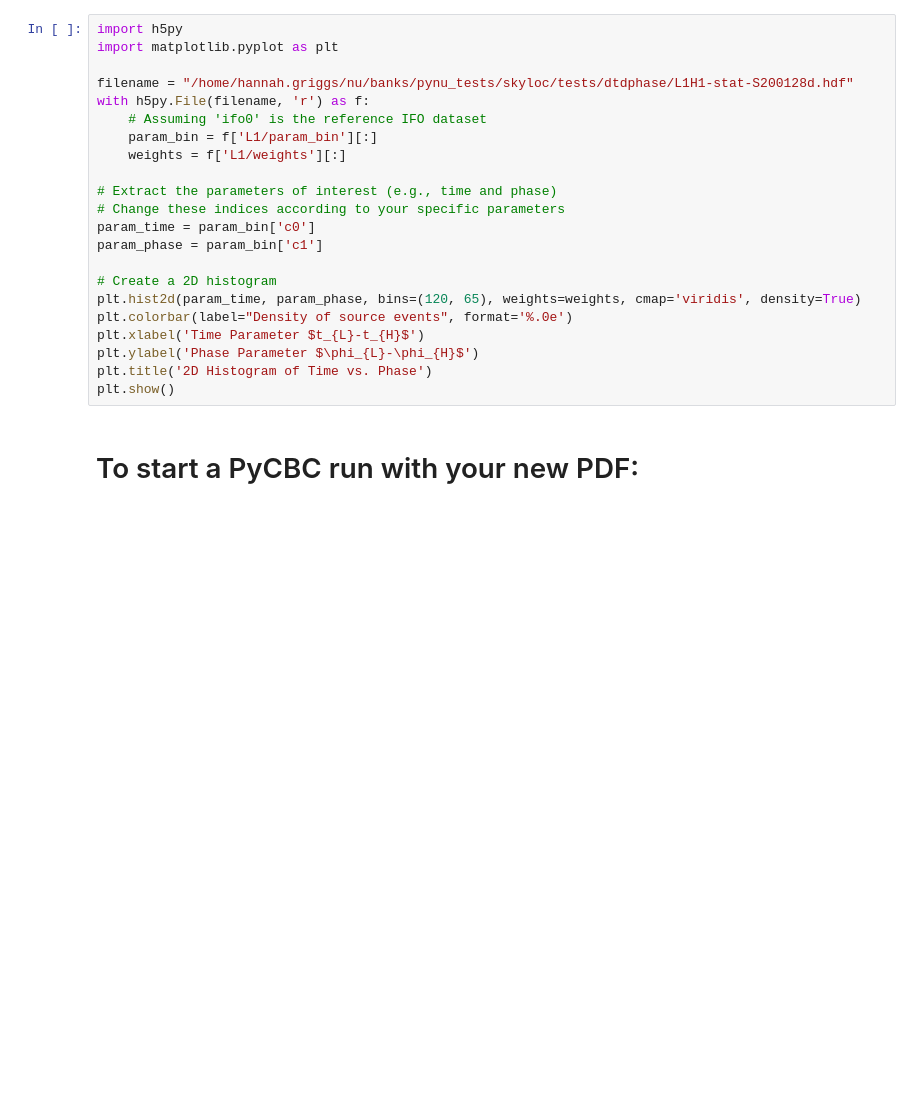
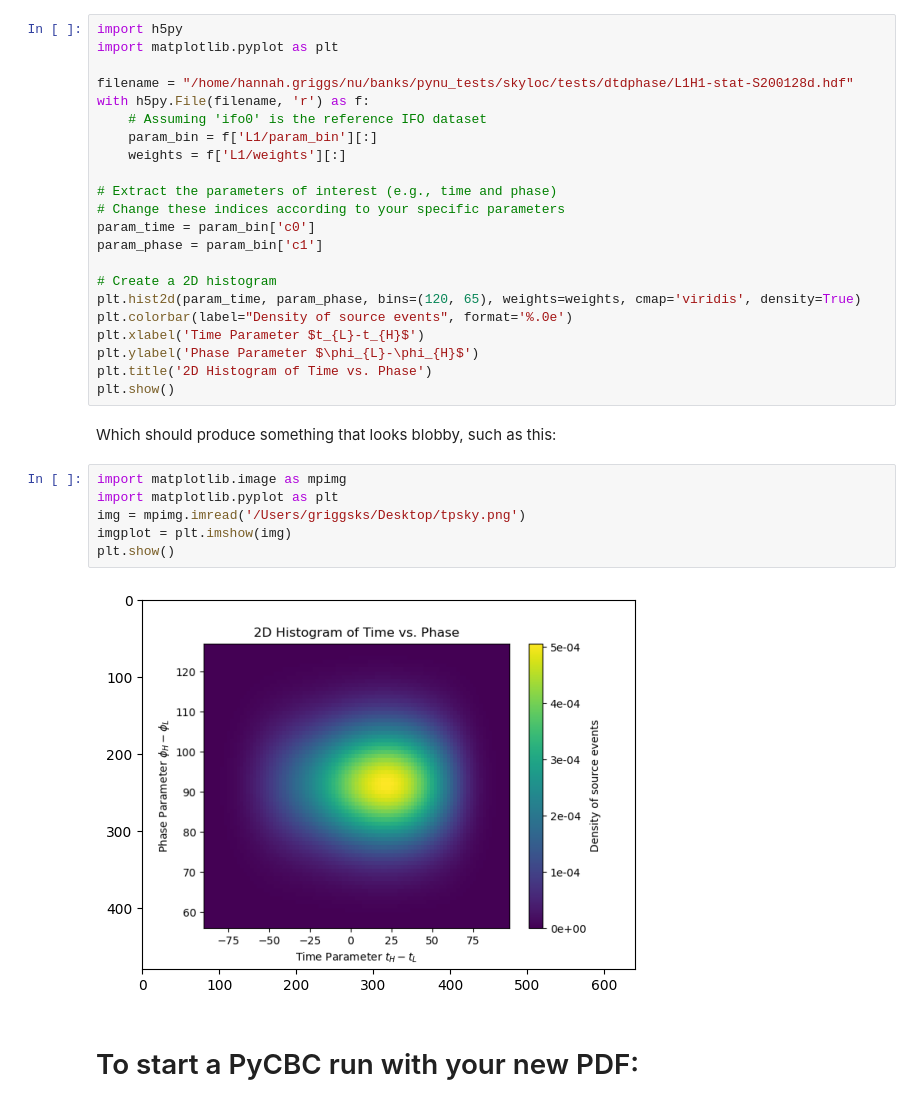
Before and after one commit to viviana-caceres/gtligo-mma, a Jupyter notebook: pynu/PyCBCRunTutorial.ipynb, the cells around one changed output. Cells and saved outputs as stored; diff of their text form; blank space fills up the shorter version.

```diff
--- a/pynu/PyCBCRunTutorial.ipynb
+++ b/pynu/PyCBCRunTutorial.ipynb
@@ -53,6 +53,16 @@ plt.xlabel('Time Parameter $t_{L}-t_{H}$')
 plt.ylabel('Phase Parameter $\phi_{L}-\phi_{H}$')
 plt.title('2D Histogram of Time vs. Phase')
 plt.show()
+# %% [markdown]
+Which should produce something that looks blobby, such as this:
+# %%
+import matplotlib.image as mpimg
+import matplotlib.pyplot as plt
+img = mpimg.imread('/Users/griggsks/Desktop/tpsky.png')
+imgplot = plt.imshow(img)
+plt.show()
+# %% [output]
+[figure, added]
 # %% [markdown]
 # To start a PyCBC run with your new PDF:
 # %% [markdown]
```
